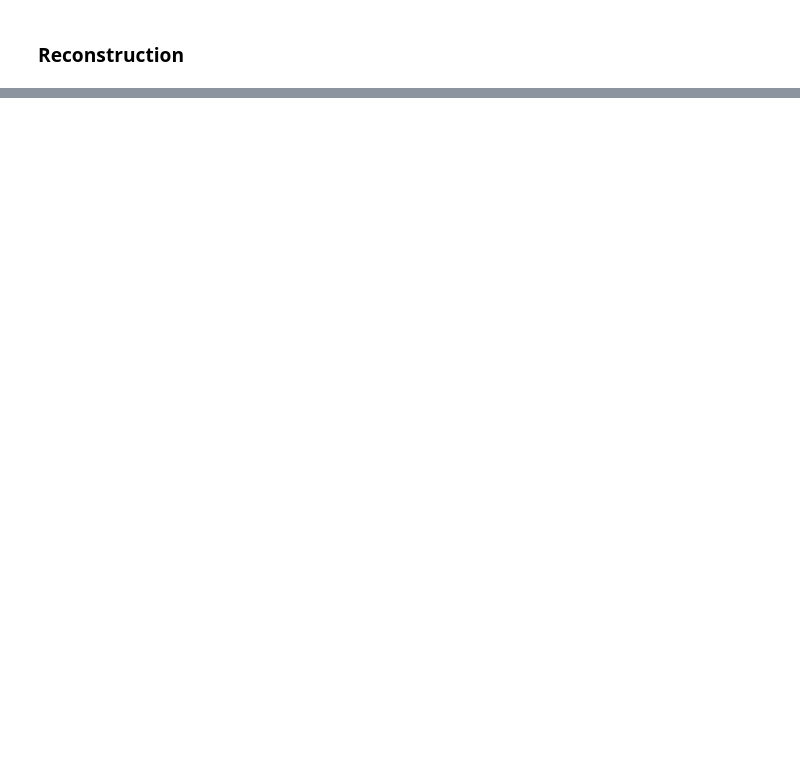
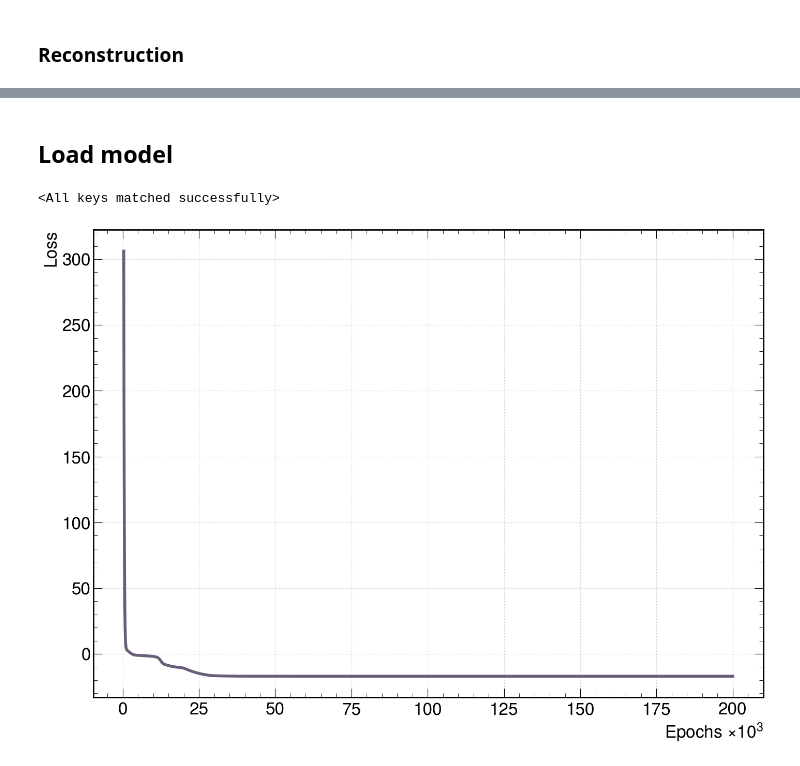
Before and after one commit to PietroCappelli/NPLM.torch, a Jupyter notebook: notebooks/nplm_1d.ipynb, the cells around one changed output, grey strips where cells are left out. Drawn from its saved outputs; the diff is of its cells as text; code cells hidden in the pictures; blank space fills up the shorter version.

```diff
--- a/notebooks/nplm_1d.ipynb
+++ b/notebooks/nplm_1d.ipynb
@@ -293,0 +299,39 @@ plot_ref_data_reco(
+# %% [markdown]
+## Load model
+# %%
+out_PATH = "../output/test/1D/NRef_200000_NBkg_2000_NSig_10_SigLoc_6.4_SigStd_0.16_Epochs_200000_Patience_5000_WClip_9_Arch_1_4_1/2024_1_26_15_3_20_952603/"
+
+loss_history = torch.load(out_PATH + "1_losses.pth")
+weights = torch.load(out_PATH + "1_nplm_weights.pth")
+
+nplm_model = NPLMnetwork(
+    architecture      = ARCHITECTURE,
+    activation_func   = ACTIVATION,
+    weight_clip_value = WCLIP,
+    trainable         = False
+)
+
+nplm_model.load_state_dict(weights)
+# %% [output]
+<All keys matched successfully>
+# %%
+plot_loss_history(
+    n_epochs     = N_EPOCHS,
+    loss_history = loss_history,
+    epochs_init  = 350,
+    epochs_norm  = 1000,
+    figsize      = (14, 10),
+    fontsize     = FONTSIZE,
+    cms          = False,
+    color        = PALETTE_2[1],
+    xlabel       = r"Epochs $\times 10^3$",
+    ylabel       = "Loss",
+    show_plot    = True,
+    save_plot    = False,
+    plot_name    = "1dexpon_loss_history",
+    plot_path    = PLOT_PATH,
+    plot_format  = "png",
+    return_fig   = False
+)
+# %% [output]
+[figure, added]
```
Also changed, not shown: parts of 8 cells of this notebook, 4 other files.
